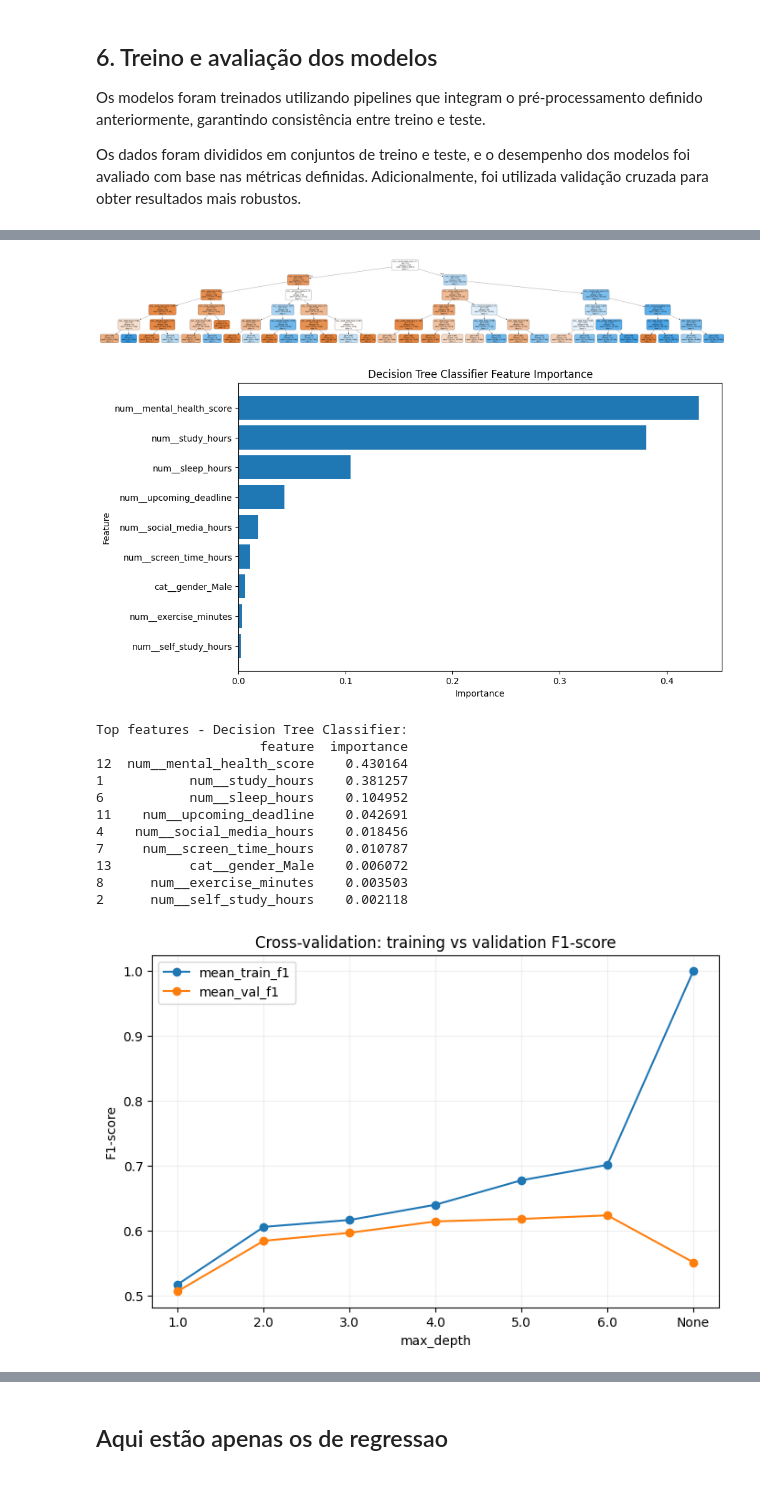
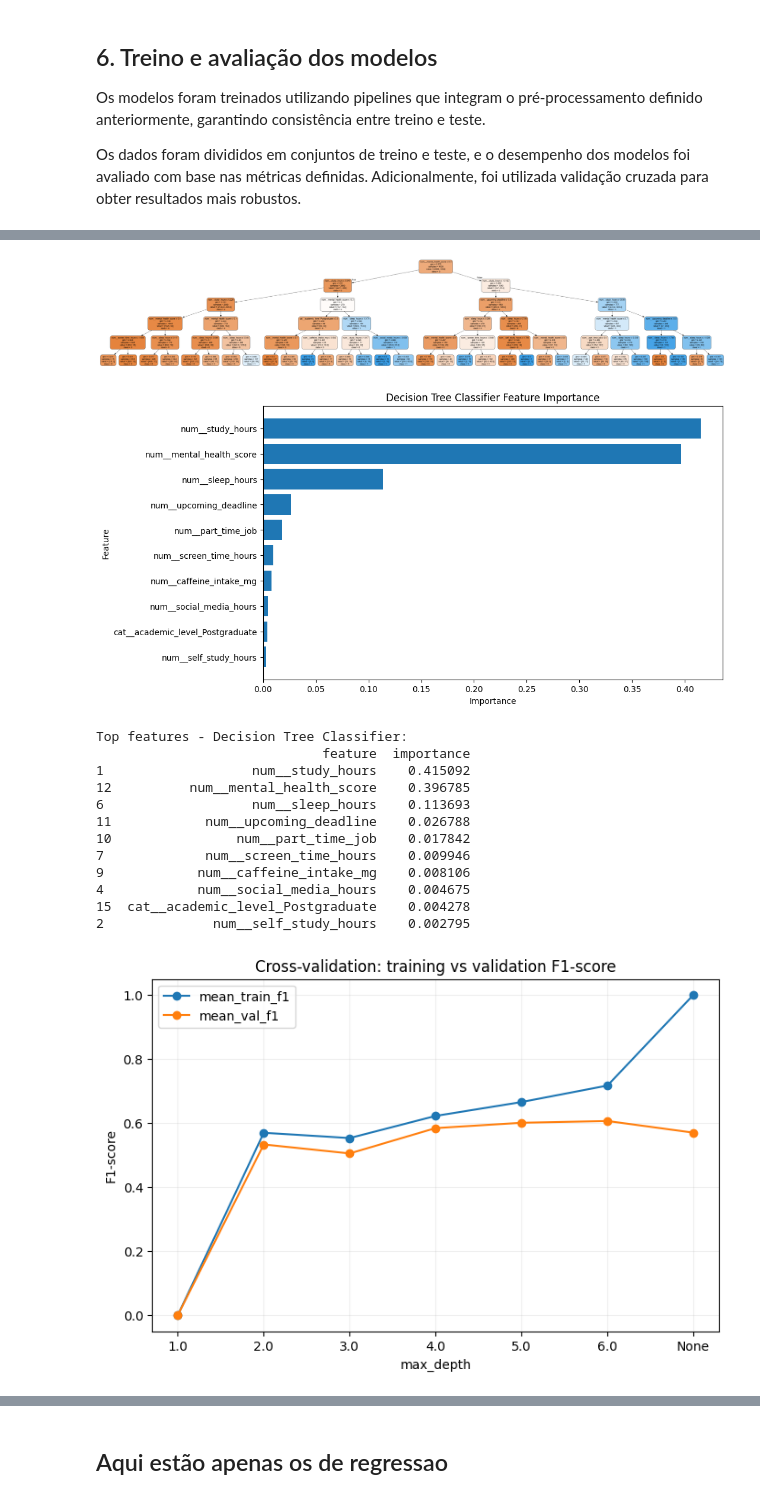
Before and after one commit to gcsoares24/uni-machine-learning-fundamentals, a Jupyter notebook: paraTestes.ipynb, the cells around one changed output, grey strips where cells are left out. Cells and saved outputs as stored; diff of their text form; code cells hidden in the pictures.

```diff
--- a/paraTestes.ipynb
+++ b/paraTestes.ipynb
@@ -428,16 +428,14 @@ clf_models = {
         ("preprocessor", preprocessor),
         ("model", LogisticRegression(
             max_iter=2000,
-            random_state=RANDOM_STATE,
-            class_weight="balanced"
+            random_state=RANDOM_STATE
         ))
     ]),
     "DecisionTreeClassifier": Pipeline(steps=[
         ("preprocessor", preprocessor),
         ("model", DecisionTreeClassifier(
             random_state=RANDOM_STATE,
-            max_depth=5,
-            class_weight="balanced"
+            max_depth=5
         ))
     ])
 }
@@ -672,7 +670,7 @@ cv_depth_rows = []
 for depth in max_depth_values:
     dt_depth_pipeline = Pipeline(steps=[
         ("preprocessor", preprocessor),
-        ("model", DecisionTreeClassifier(random_state=RANDOM_STATE, max_depth=depth, class_weight="balanced"))
+        ("model", DecisionTreeClassifier(random_state=RANDOM_STATE, max_depth=depth))
     ])
 
     scores = cross_validate(
@@ -772,45 +770,46 @@ for name, model in clf_models.items():
     plt.show()
 
 
 
 # =========================
 # 6.1.6 ROC CURVE - ALL CLASSIFICATION MODELS
 # =========================
 
 plt.figure(figsize=(8, 6))
 
 for name, model in clf_models.items():
     model.fit(X_train, y_train_clf)
 
     # probability of class 1
     y_prob = model.predict_proba(X_test)[:, 1]
 
     fpr, tpr, _ = roc_curve(y_test_clf, y_prob)
     roc_auc = auc(fpr, tpr)
 
     plt.plot(fpr, tpr, label=f"{name} (AUC = {roc_auc:.3f})")
 
 # random baseline
 plt.plot([0, 1], [0, 1], linestyle="--", label="Random Guessing (AUC = 0.500)")
 
 plt.xlabel("False Positive Rate")
 plt.ylabel("True Positive Rate")
 plt.title("ROC Curve - All Classification Models")
 plt.legend(loc="lower right")
 plt.show()
 # %% [output]
-[figure, old version]
+[figure, new version]
-[figure, old version]
+[figure, new version]
 Top features - Decision Tree Classifier:
-                     feature  importance
-12  num__mental_health_score    0.430164
-1           num__study_hours    0.381257
-6           num__sleep_hours    0.104952
-11    num__upcoming_deadline    0.042691
-4    num__social_media_hours    0.018456
-7     num__screen_time_hours    0.010787
-13          cat__gender_Male    0.006072
-8      num__exercise_minutes    0.003503
-2      num__self_study_hours    0.002118
+                             feature  importance
+1                   num__study_hours    0.415092
+12          num__mental_health_score    0.396785
+6                   num__sleep_hours    0.113693
+11            num__upcoming_deadline    0.026788
+10                num__part_time_job    0.017842
+7             num__screen_time_hours    0.009946
+9            num__caffeine_intake_mg    0.008106
+4            num__social_media_hours    0.004675
+15  cat__academic_level_Postgraduate    0.004278
+2              num__self_study_hours    0.002795
-[figure, old version]
+[figure, new version]
    max_depth  mean_train_f1  mean_val_f1
```
Also changed, not shown: parts of 3 cells of this notebook, 1 other file.
